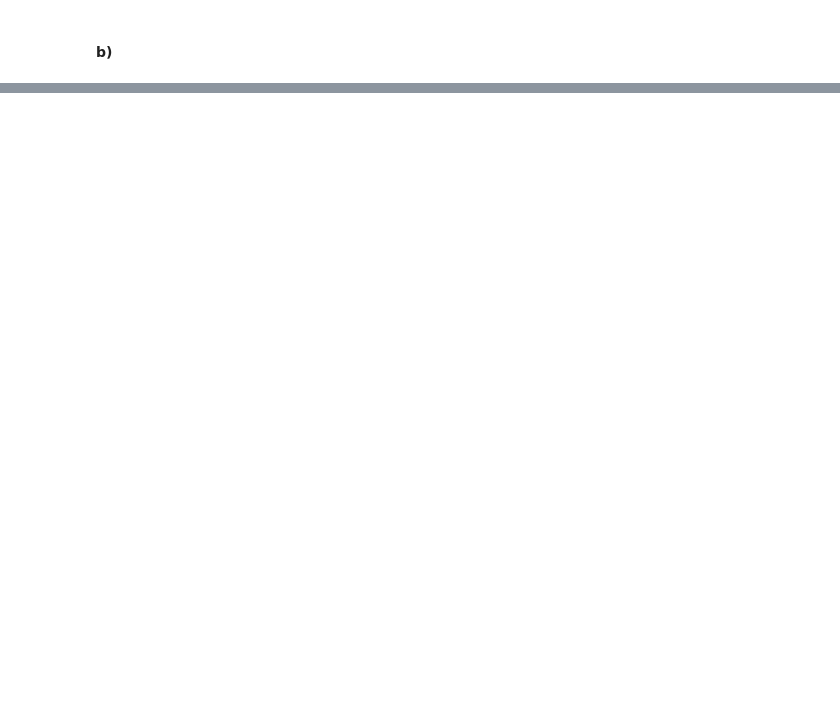
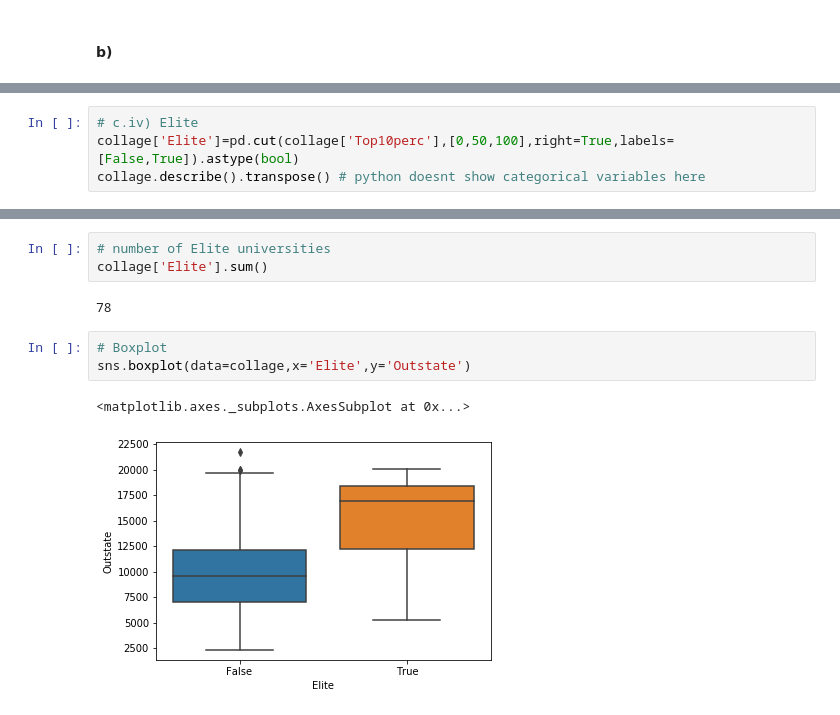
Before and after one commit to Dr-Nuke/ISLR_solutions_python, a Jupyter notebook: ex.ipynb, the cells around one changed output, grey strips where cells are left out. Saved outputs shown, nothing was run; the diff lists cells and outputs as text; blank space fills up the shorter version.

```diff
--- a/ex.ipynb
+++ b/ex.ipynb
@@ -93,0 +134,4 @@ collage
+# %%
+# c.iv) Elite
+collage['Elite']=pd.cut(collage['Top10perc'],[0,50,100],right=True,labels=[False,True]).astype(bool)
+collage.describe().transpose() # python doesnt show categorical variables here
@@ -93,0 +157,11 @@ collage
+# %%
+# number of Elite universities
+collage['Elite'].sum()
+# %% [output]
+78
+# %%
+# Boxplot
+sns.boxplot(data=collage,x='Elite',y='Outstate')
+# %% [output]
+<matplotlib.axes._subplots.AxesSubplot at 0x...>
+[figure, added]
```
Also changed, not shown: parts of 8 cells of this notebook.
